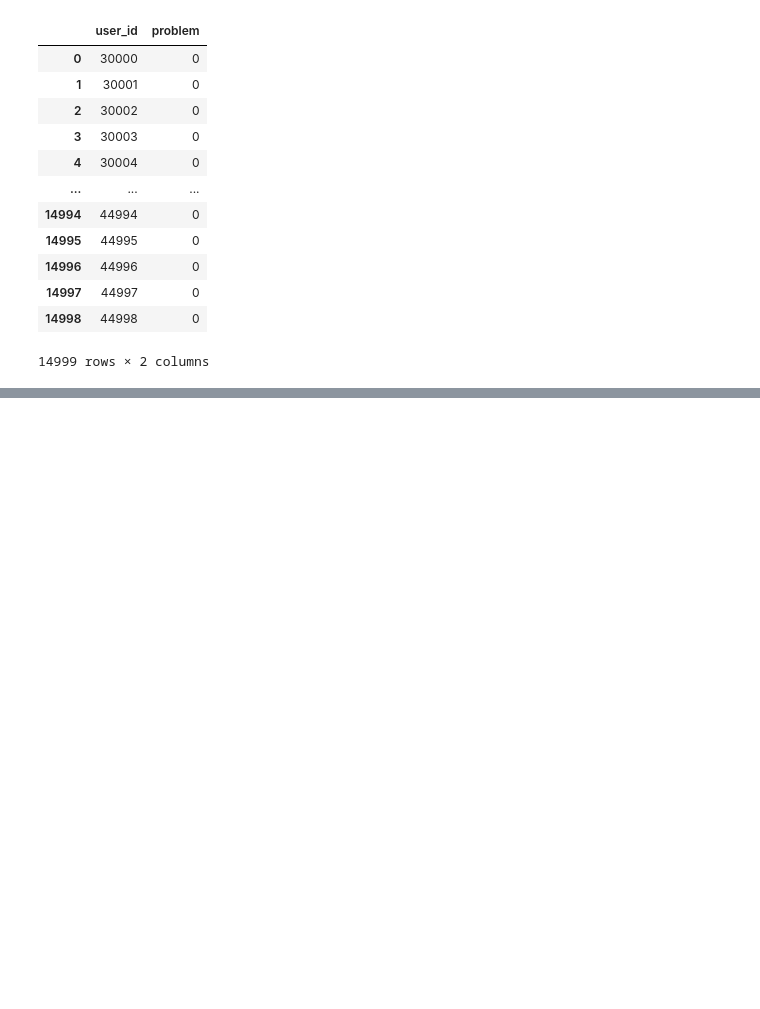
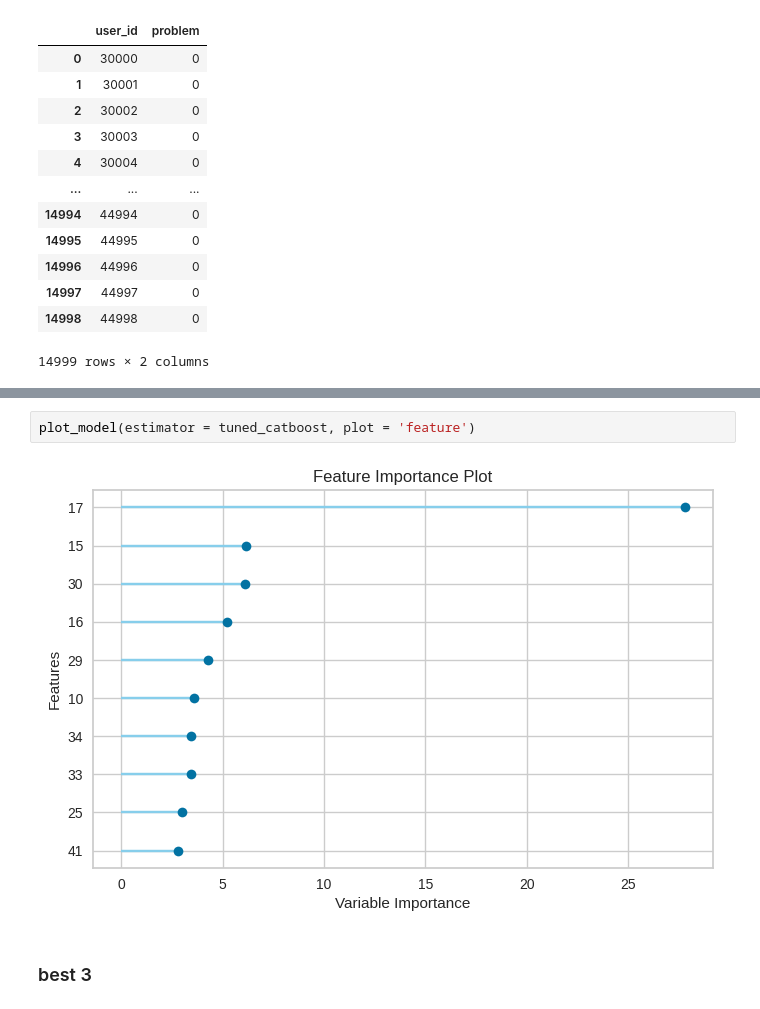
Before and after one commit to Datamin-D/Projects, a Jupyter notebook: [LG_data_con]_EDA_&_Model.ipynb, the cells around one changed output, grey strips where cells are left out. Drawn from its saved outputs; the diff is of its cells as text; blank space fills up the shorter version.

```diff
--- a/[LG_data_con]_EDA_&_Model.ipynb
+++ b/[LG_data_con]_EDA_&_Model.ipynb
@@ -248,0 +715,6 @@ sample_submission
+# %%
+plot_model(estimator = tuned_catboost, plot = 'feature')
+# %% [output]
+[figure, added]
+# %% [markdown]
+### best 3
```
Also changed, not shown: parts of 68 cells of this notebook.
